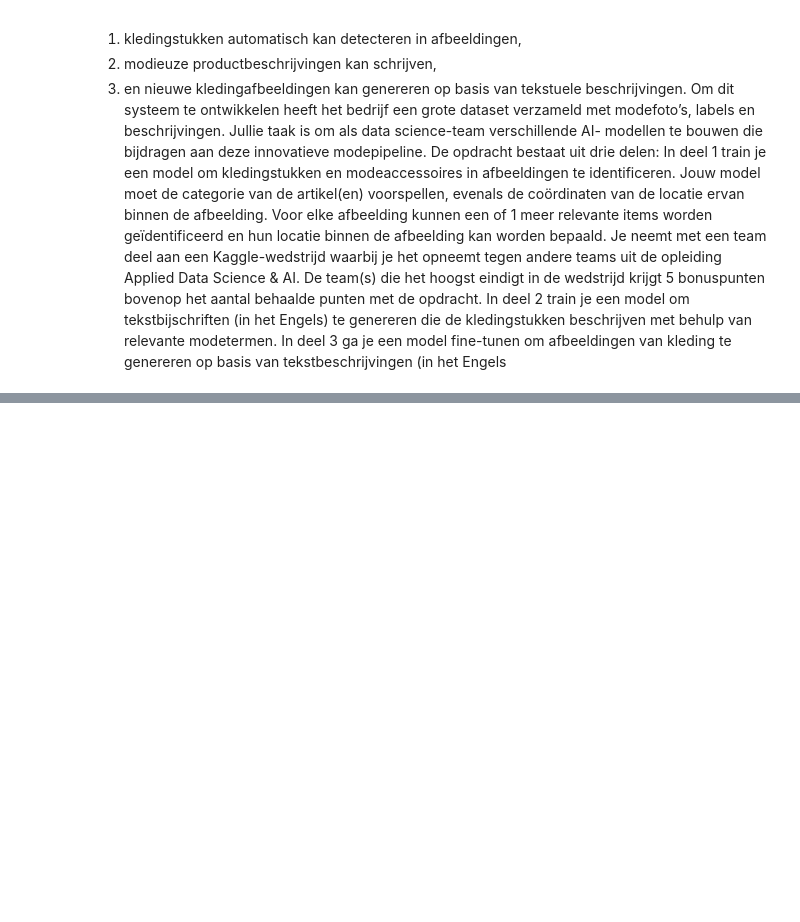
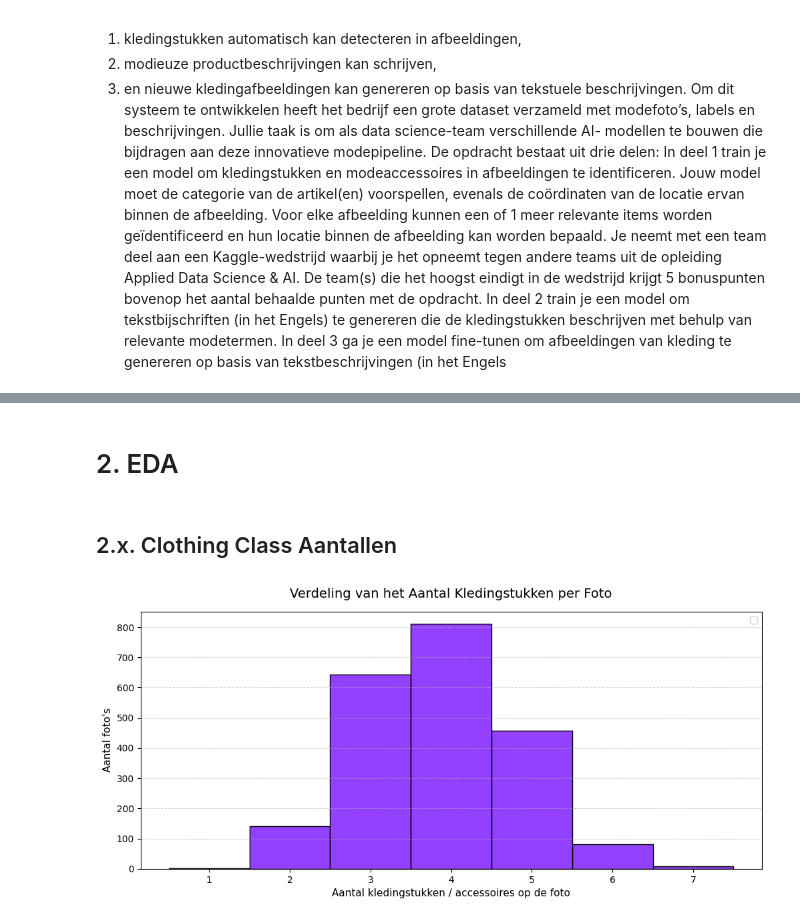
Before and after one commit to 24020338/Deep-Learning-3, a Jupyter notebook: Deep Learning Opdracht 3 Notebook.ipynb, the cells around one changed output, grey strips where cells are left out. Saved outputs shown, nothing was run; the diff lists cells and outputs as text; code cells hidden in the pictures; blank space fills up the shorter version.

```diff
--- a/Deep Learning Opdracht 3 Notebook.ipynb
+++ b/Deep Learning Opdracht 3 Notebook.ipynb
@@ -227,0 +275,2 @@ aantal trainingsepochs
+# %% [markdown]
+# 2. EDA
@@ -227,0 +304,36 @@ aantal trainingsepochs
+# %% [markdown]
+## 2.x. Clothing Class Aantallen
+# %%
+df_summary = train_df.groupby('image_name').agg(
+    totaal_tags=('class_id', 'count')
+).reset_index()
+
+
+max_stukken = df_summary['totaal_tags'].max()
+min_stukken = df_summary['totaal_tags'].min()
+
+
+
+plt.figure(figsize=(12, 5))
+
+
+sns.histplot(
+    data=df_summary,
+    x='totaal_tags',
+    discrete=True,
+    kde=False,
+    color='#6f00ff',
+    alpha=0.75
+)
+
+
+plt.title('Verdeling van het Aantal Kledingstukken per Foto', fontsize=14, pad=15)
+plt.xlabel('Aantal kledingstukken / accessoires op de foto', fontsize=11)
+plt.ylabel('Aantal foto\'s', fontsize=11)
+plt.xticks(range(int(min_stukken), int(max_stukken) + 1))
+plt.grid(axis='y', linestyle='--', alpha=0.5)
+plt.legend()
+
+plt.show()
+# %% [output]
+[figure, added]
```
Also changed, not shown: parts of 22 cells of this notebook.
